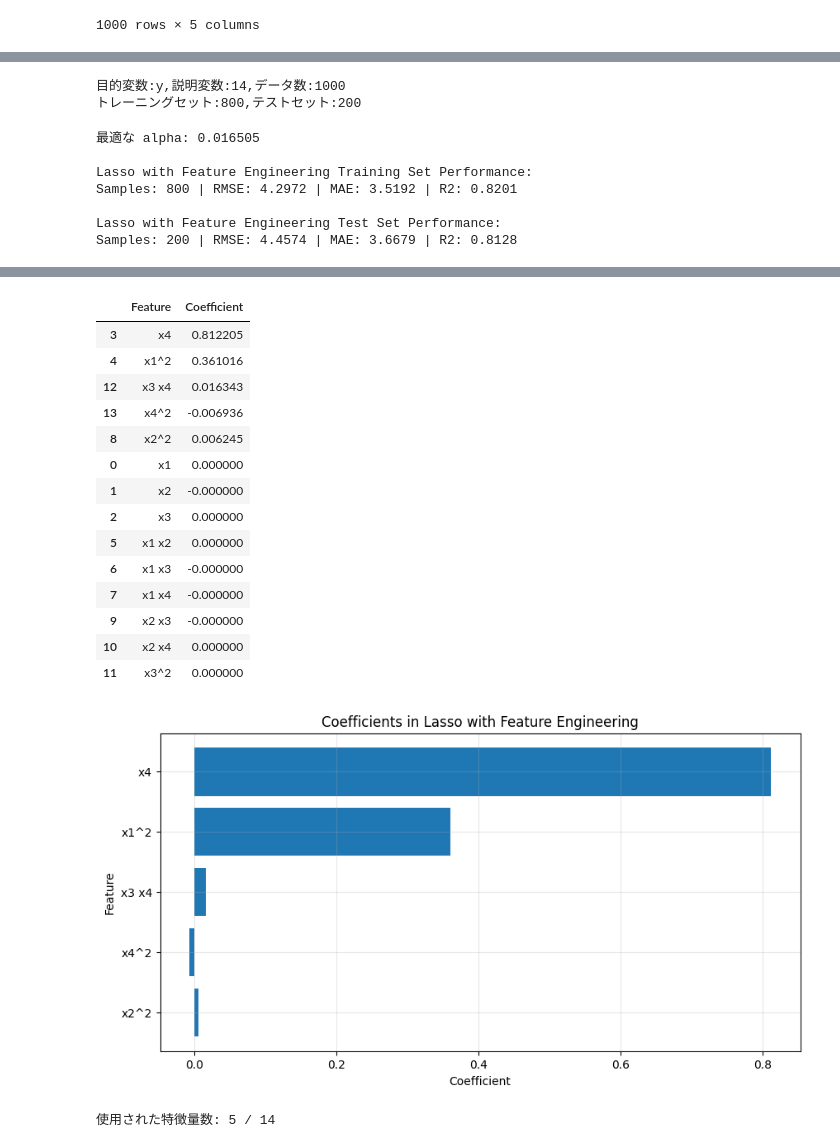
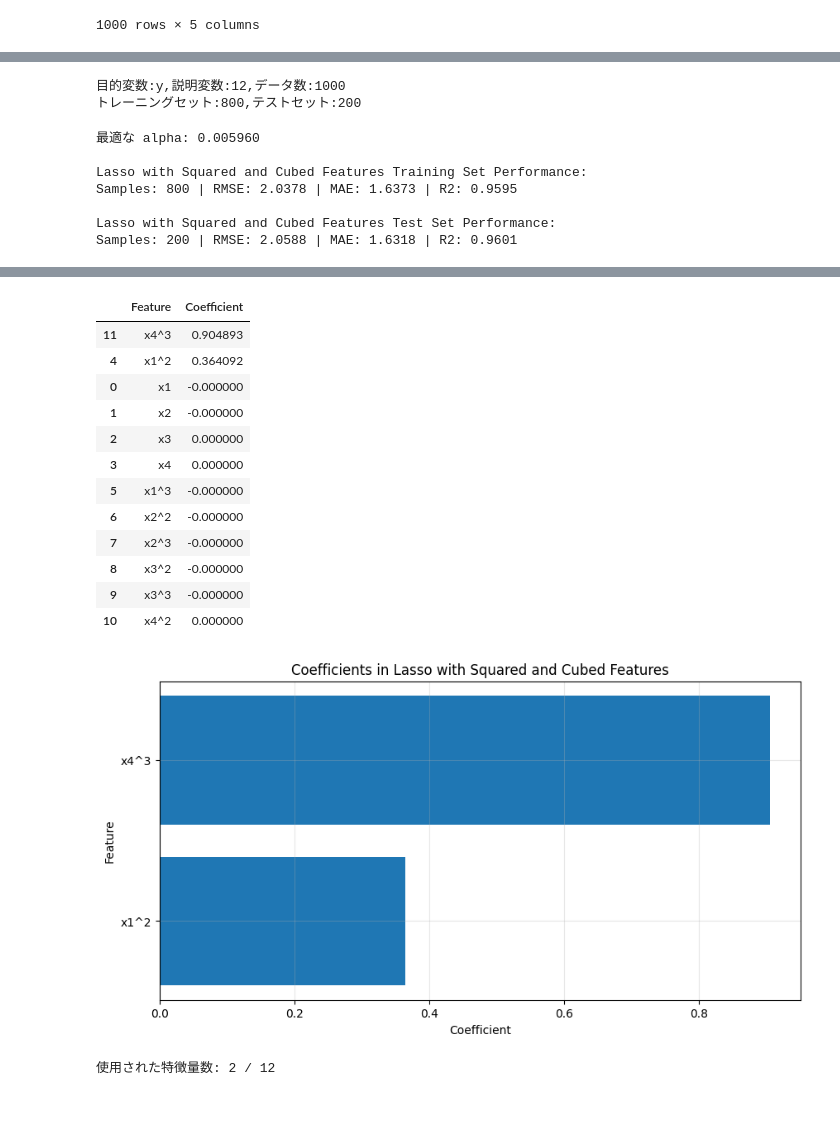
Before and after one commit to fukumoto-riku/python_seminar, a Jupyter notebook: 第4回/lesson_4/feature_engineering_lasso_analysis.ipynb, the cells around one changed output, grey strips where cells are left out. Cells and saved outputs as stored; diff of their text form; code cells hidden in the pictures; blank space fills up the shorter version.

```diff
--- a/第4回/lesson_4/feature_engineering_lasso_analysis.ipynb
+++ b/第4回/lesson_4/feature_engineering_lasso_analysis.ipynb
@@ -245,7 +242,7 @@ numeric_columns = x.select_dtypes(include='number').columns
 categorical_columns = x.select_dtypes(exclude='number').columns
 
 # 欠損値を補完する。
-# 欠損値が残っていると PolynomialFeatures や LassoCV でエラーになるため、先に埋めておく。
+# 欠損値が残っていると特徴量計算や LassoCV でエラーになるため、先に埋めておく。
 # 数値列は外れ値の影響を受けにくい中央値で補完する。
 # x から数値列だけを取り出す。
 # copy() を付けることで、元のDataFrameを直接変更してしまうことを避ける。
@@ -263,17 +260,14 @@ for column in x_categorical.columns:
     x_categorical[column] = x_categorical[column].fillna(x_categorical[column].mode()[0])
 
 # 特徴量エンジニアリング。
-# PolynomialFeatures により、元の数値特徴量に加えて2乗項と交互作用項を作る。
-# degree=2 は、x1^2 のような2乗項と、x1 x2 のような2つの特徴量の掛け算を追加する設定。
-# include_bias=False は、すべて1の定数列を追加しないという意味。
-poly = PolynomialFeatures(degree=2, include_bias=False)
-# fit_transform で、数値列から新しい特徴量をまとめて作成する。
-x_numeric_engineered = poly.fit_transform(x_numeric)
-# 作成された特徴量の列名を取得する。
-# 例: x1, x2, x1^2, x1 x2 のような名前が作られる。
-engineered_feature_names = poly.get_feature_names_out(numeric_columns)
-# fit_transform の結果は NumPy 配列なので、列名とindexを付けてDataFrameに戻す。
-x_numeric_engineered = pd.DataFrame(x_numeric_engineered, columns=engineered_feature_names, index=x.index)
+# ヒントに合わせて、元の数値特徴量に加えて各特徴量の2乗項と3乗項を作る。
+# 例: x1 から x1^2 と x1^3、x2 から x2^2 と x2^3 を追加する。
+# Lasso回帰は不要な特徴量の係数を0にしやすいため、追加した特徴量の中から重要なものを選ばせる。
+x_numeric_engineered = x_numeric.copy()
+# 数値列を1列ずつ取り出し、それぞれの2乗と3乗を新しい列として追加する。
+for column in numeric_columns:
+    x_numeric_engineered[f'{column}^2'] = x_numeric[column] ** 2
+    x_numeric_engineered[f'{column}^3'] = x_numeric[column] ** 3
 
 # カテゴリ列がある場合は、ダミー変数に変換する。
 # ダミー変数化とは、文字列カテゴリを0/1の数値列に変換する処理。
@@ -345,13 +339,13 @@ print(f'目的変数:{target},説明変数:{x.shape[1]},データ数:{x.shape[0]
 # test_size=0.20 の設定どおり、おおよそ8:2に分かれているか確認する。
 print(f'トレーニングセット:{X_train.shape[0]},テストセット:{X_test.shape[0]}')
 # %% [output]
-目的変数:y,説明変数:14,データ数:1000
+目的変数:y,説明変数:12,データ数:1000
 トレーニングセット:800,テストセット:200
 # %%
 # Lasso回帰を使って回帰モデルを作る。
 # model_name は、評価結果やグラフタイトルに表示する名前。
-# ここでは、特徴量エンジニアリング後のデータでLasso回帰を行うことが分かる名前にしている。
-model_name = 'Lasso with Feature Engineering'
+# ここでは、2乗・3乗特徴量を使ってLasso回帰を行うことが分かる名前にしている。
+model_name = 'Lasso with Squared and Cubed Features'
 
 # LassoCV は複数の alpha を試し、交差検証で最も良い alpha を自動的に選ぶ。
 # alpha は正則化の強さを表す値。
@@ -399,10 +393,10 @@ pred_plot(y_train, pred_y_train, y_test, pred_y_test, model_name, target)
 # どの特徴量が予測に使われたか、また影響の向きと大きさを確認する。
 lasso_coefficients(model, auto_X_train, model_name)
 # %% [output]
-最適な alpha: 0.016505
+最適な alpha: 0.005960
 
-Lasso with Feature Engineering Training Set Performance:
-Samples: 800 | RMSE: 4.2972 | MAE: 3.5192 | R2: 0.8201
+Lasso with Squared and Cubed Features Training Set Performance:
+Samples: 800 | RMSE: 2.0378 | MAE: 1.6373 | R2: 0.9595
 
-Lasso with Feature Engineering Test Set Performance:
-Samples: 200 | RMSE: 4.4574 | MAE: 3.6679 | R2: 0.8128
+Lasso with Squared and Cubed Features Test Set Performance:
+Samples: 200 | RMSE: 2.0588 | MAE: 1.6318 | R2: 0.9601
@@ -410,20 +404,18 @@ Samples: 200 | RMSE: 4.4574 | MAE: 3.6679 | R2: 0.8128
 |  | Feature | Coefficient |
-| 3 | x4 | 0.812205 |
-| 4 | x1^2 | 0.361016 |
-| 12 | x3 x4 | 0.016343 |
-| 13 | x4^2 | -0.006936 |
-| 8 | x2^2 | 0.006245 |
-| 0 | x1 | 0.000000 |
+| 11 | x4^3 | 0.904893 |
+| 4 | x1^2 | 0.364092 |
+| 0 | x1 | -0.000000 |
 | 1 | x2 | -0.000000 |
 | 2 | x3 | 0.000000 |
-| 5 | x1 x2 | 0.000000 |
-| 6 | x1 x3 | -0.000000 |
-| 7 | x1 x4 | -0.000000 |
-| 9 | x2 x3 | -0.000000 |
-| 10 | x2 x4 | 0.000000 |
-| 11 | x3^2 | 0.000000 |
+| 3 | x4 | 0.000000 |
+| 5 | x1^3 | -0.000000 |
+| 6 | x2^2 | -0.000000 |
+| 7 | x2^3 | -0.000000 |
+| 8 | x3^2 | -0.000000 |
+| 9 | x3^3 | -0.000000 |
+| 10 | x4^2 | 0.000000 |
-[figure, old version]
+[figure, new version]
-使用された特徴量数: 5 / 14
+使用された特徴量数: 2 / 12
 # %%
 # 予測値の一部を表で確認する。
 # 評価指標だけでなく、実際の予測値がどの程度ずれているかを表で見る。
```
Also changed, not shown: parts of 4 cells of this notebook, 3 other files.
